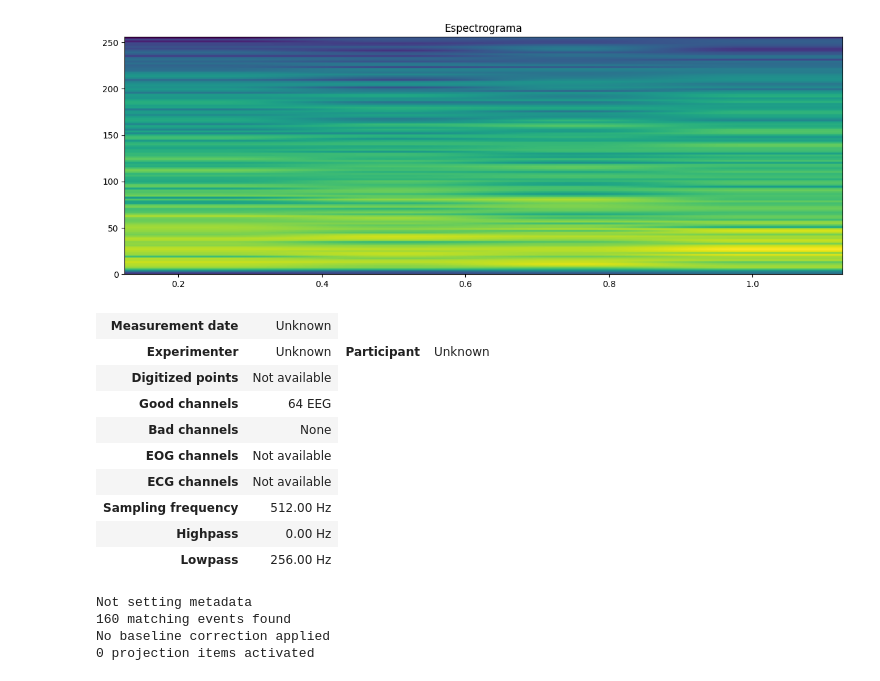
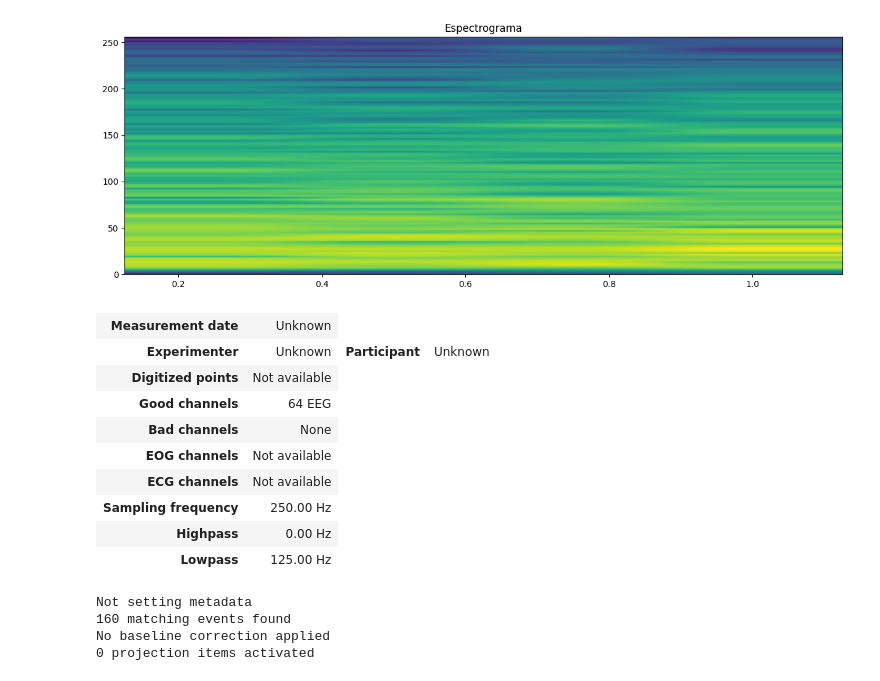
Before and after one commit to JulianoShinohara/ReconhecimentoPadroes, a Jupyter notebook: SSVEP/src/beta/preprocessing.ipynb, the cells around one changed output. Drawn from its saved outputs; the diff is of its cells as text; code cells hidden in the pictures.

```diff
--- a/SSVEP/src/beta/preprocessing.ipynb
+++ b/SSVEP/src/beta/preprocessing.ipynb
@@ -43,23 +43,23 @@ print_graphs(data[6])
 [figure]
 # %%
 nchannels = 64
-sfreq = 512
+sfreq = 250
 ch_names = [i for i in channels]
 ch_types = ['eeg' for i in range(nchannels)]
 
 info = mne.create_info(ch_names=ch_names, sfreq=sfreq, ch_types=ch_types)
 info
 # %% [output]
 | Measurement date | Unknown |
 | Experimenter | Unknown | Participant | Unknown |
 | Digitized points | Not available |
 | Good channels | 64 EEG |
 | Bad channels | None |
 | EOG channels | Not available |
 | ECG channels | Not available |
-| Sampling frequency | 512.00 Hz |
+| Sampling frequency | 250.00 Hz |
 | Highpass | 0.00 Hz |
-| Lowpass | 256.00 Hz |
+| Lowpass | 125.00 Hz |
 # %%
 # Ajustando para o formato do MNE
 labels2 = np.array([np.transpose(data) for data in labels]*4)
```
Also changed, not shown: parts of 1 cell of this notebook, 11 other files.
